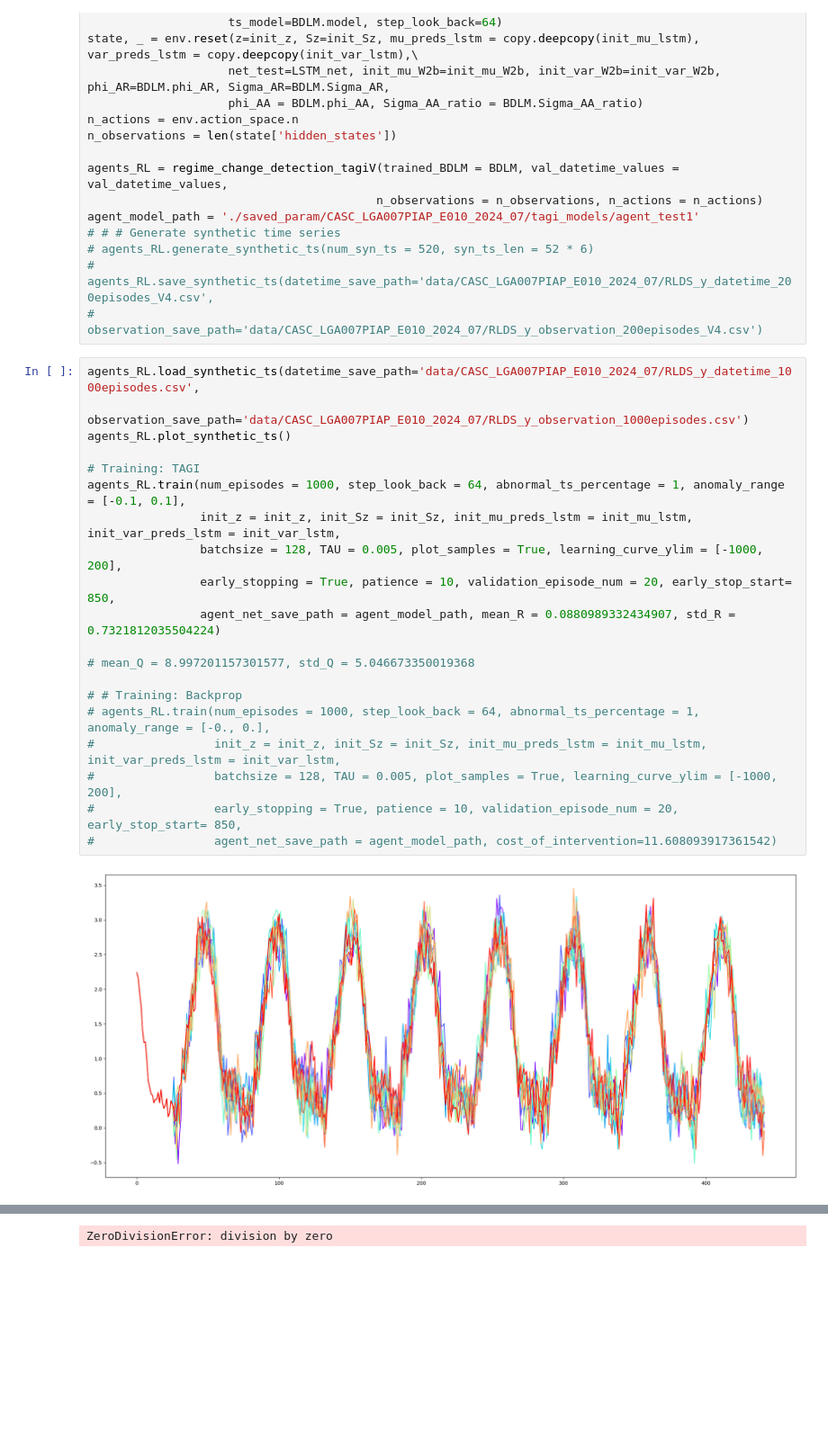
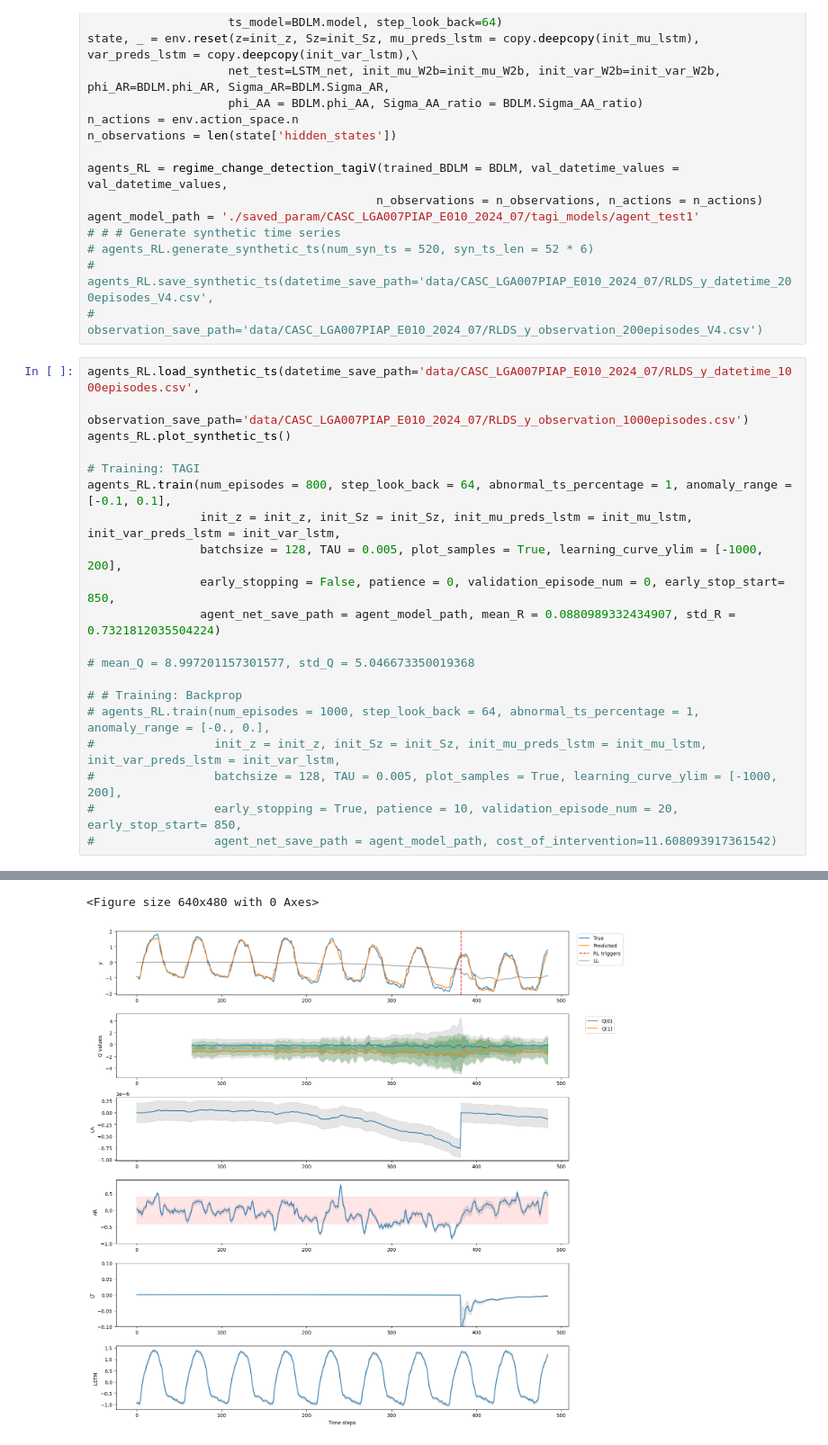
Before and after one commit to zhanwen-xin/cuTAGI, a Jupyter notebook: examples/CASC_LGA007PIAP_E010_202407_config.ipynb, the cells around one changed output, grey strips where cells are left out. Shown at 90% size. Saved outputs shown, nothing was run; the diff lists cells and outputs as text; blank space fills up the shorter version.

```diff
--- a/examples/CASC_LGA007PIAP_E010_202407_config.ipynb
+++ b/examples/CASC_LGA007PIAP_E010_202407_config.ipynb
@@ -132,10 +132,10 @@ agents_RL.load_synthetic_ts(datetime_save_path='data/CASC_LGA007PIAP_E010_2024_0
 agents_RL.plot_synthetic_ts()
 
 # Training: TAGI
-agents_RL.train(num_episodes = 1000, step_look_back = 64, abnormal_ts_percentage = 1, anomaly_range = [-0.1, 0.1],
+agents_RL.train(num_episodes = 800, step_look_back = 64, abnormal_ts_percentage = 1, anomaly_range = [-0.1, 0.1],
                 init_z = init_z, init_Sz = init_Sz, init_mu_preds_lstm = init_mu_lstm, init_var_preds_lstm = init_var_lstm,
                 batchsize = 128, TAU = 0.005, plot_samples = True, learning_curve_ylim = [-1000, 200],
-                early_stopping = True, patience = 10, validation_episode_num = 20, early_stop_start= 850,
+                early_stopping = False, patience = 0, validation_episode_num = 0, early_stop_start= 850,
                 agent_net_save_path = agent_model_path, mean_R = 0.0880989332434907, std_R = 0.7321812035504224)
 
 # mean_Q = 8.997201157301577, std_Q = 5.046673350019368
@@ -147,4 +147,3 @@ agents_RL.train(num_episodes = 1000, step_look_back = 64, abnormal_ts_percentage
 #                 early_stopping = True, patience = 10, validation_episode_num = 20, early_stop_start= 850,
 #                 agent_net_save_path = agent_model_path, cost_of_intervention=11.608093917361542)
 # %% [output]
-[figure, old version]
@@ -159 +167,2 @@ Code breaks, Q is nan
-ZeroDivisionError: division by zero
+<Figure size 640x480 with 0 Axes>
+[figure, new version]
```
Also changed, not shown: parts of 1 cell of this notebook.
